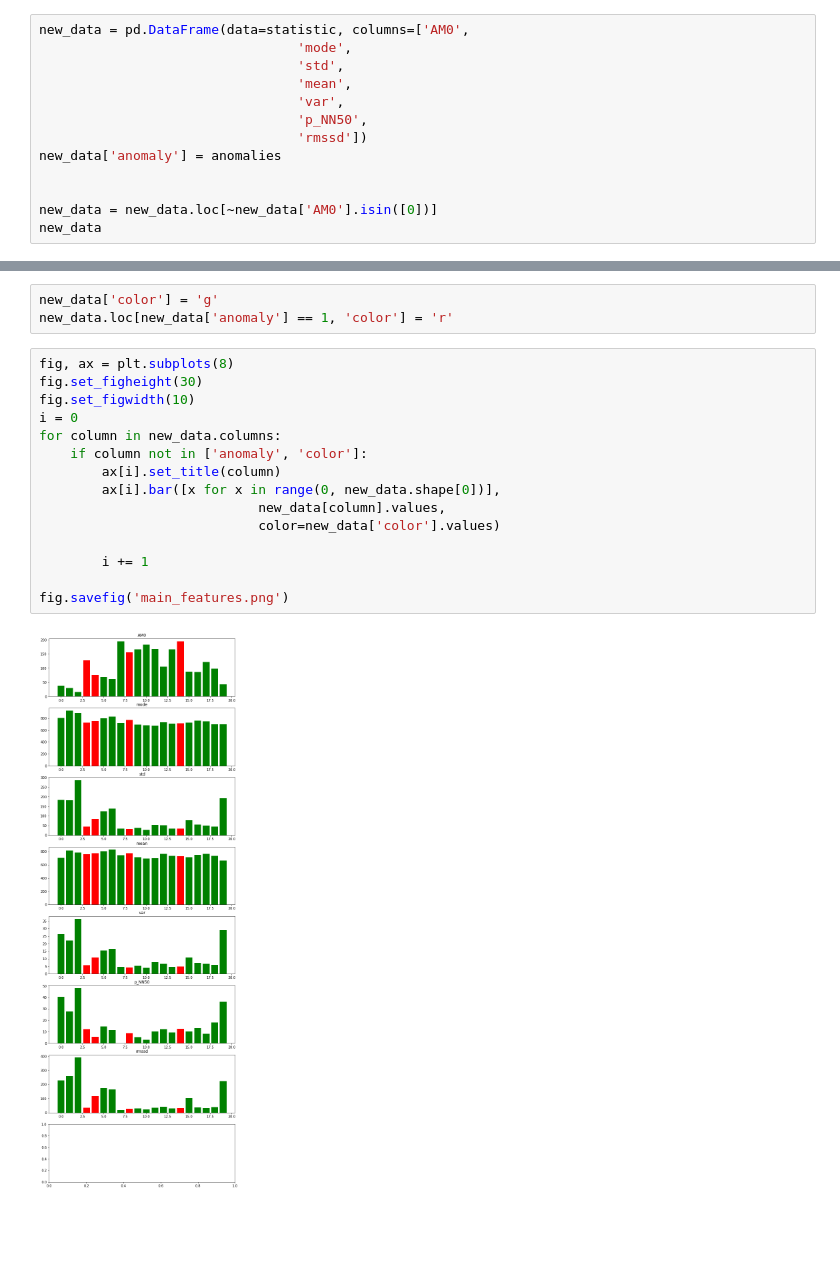
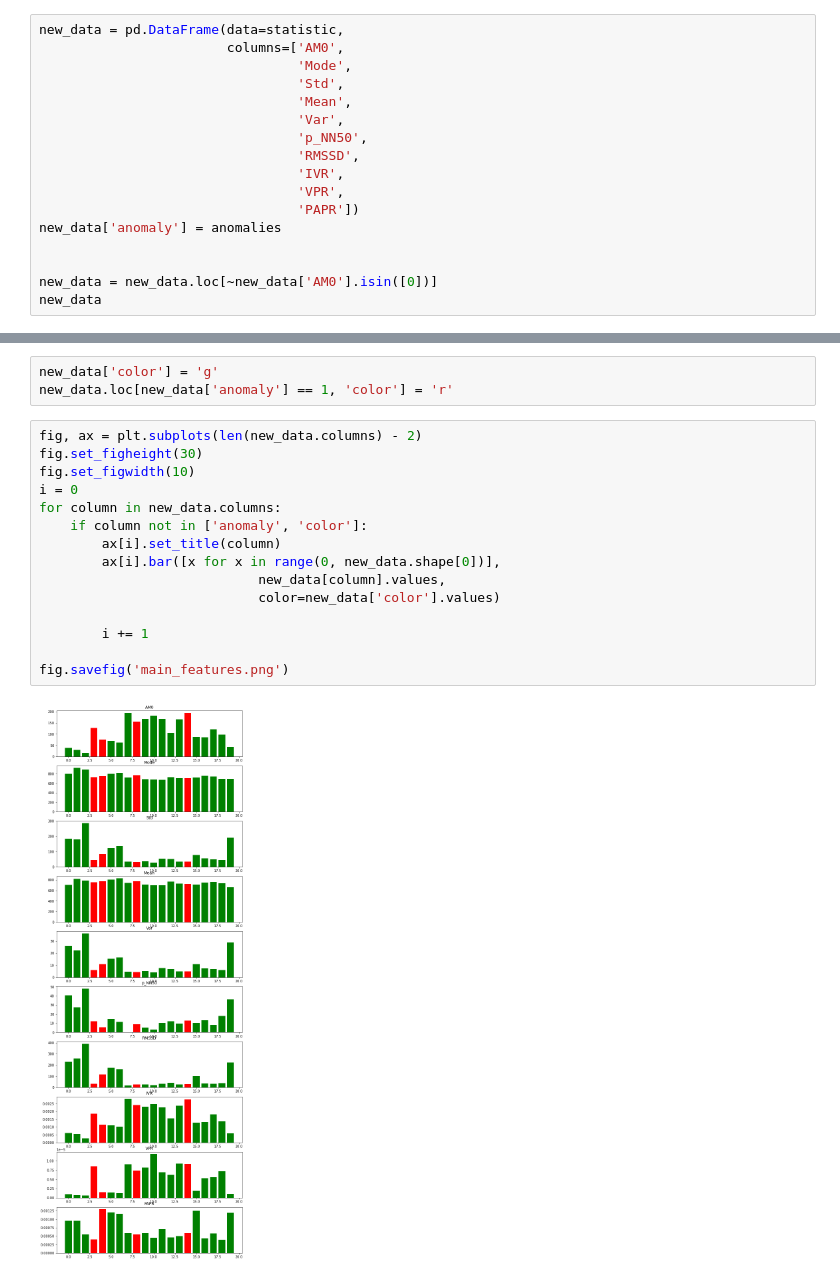
Before and after one commit to OnlyOneUseAcc/CardioSpike, a Jupyter notebook: main_features/test_features.ipynb, the cells around one changed output, grey strips where cells are left out. Cells and saved outputs as stored; diff of their text form; blank space fills up the shorter version.

```diff
--- a/main_features/test_features.ipynb
+++ b/main_features/test_features.ipynb
@@ -99,11 +78,15 @@ Main: 697.7127516778523
 # %%
-new_data = pd.DataFrame(data=statistic, columns=['AM0',
-                                 'mode',
-                                 'std',
-                                 'mean',
-                                 'var',
+new_data = pd.DataFrame(data=statistic,
+                        columns=['AM0',
+                                 'Mode',
+                                 'Std',
+                                 'Mean',
+                                 'Var',
                                  'p_NN50',
-                                 'rmssd'])
+                                 'RMSSD',
+                                 'IVR',
+                                 'VPR',
+                                 'PAPR'])
 new_data['anomaly'] = anomalies
 
 
@@ -131,19 +114,19 @@ new_data
 new_data['color'] = 'g'
 new_data.loc[new_data['anomaly'] == 1, 'color'] = 'r'
 # %%
-fig, ax = plt.subplots(8)
+fig, ax = plt.subplots(len(new_data.columns) - 2)
 fig.set_figheight(30)
 fig.set_figwidth(10)
 i = 0
 for column in new_data.columns:
     if column not in ['anomaly', 'color']:
         ax[i].set_title(column)
         ax[i].bar([x for x in range(0, new_data.shape[0])],
                             new_data[column].values,
                             color=new_data['color'].values)
 
         i += 1
 
 fig.savefig('main_features.png')
 # %% [output]
-[figure, old version]
+[figure, new version]
```
Also changed, not shown: parts of 2 cells of this notebook, 2 other files.
